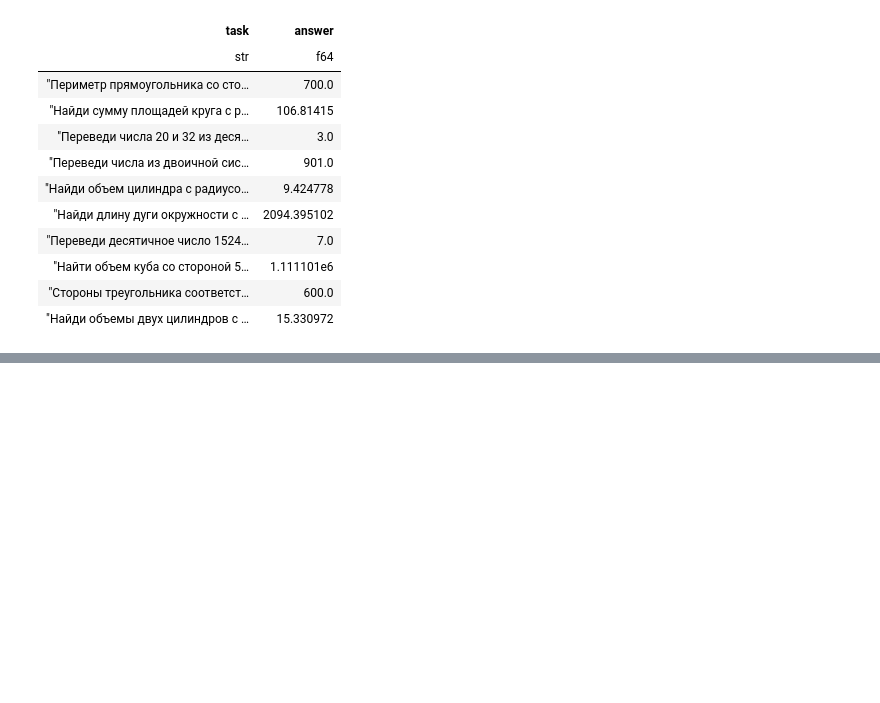
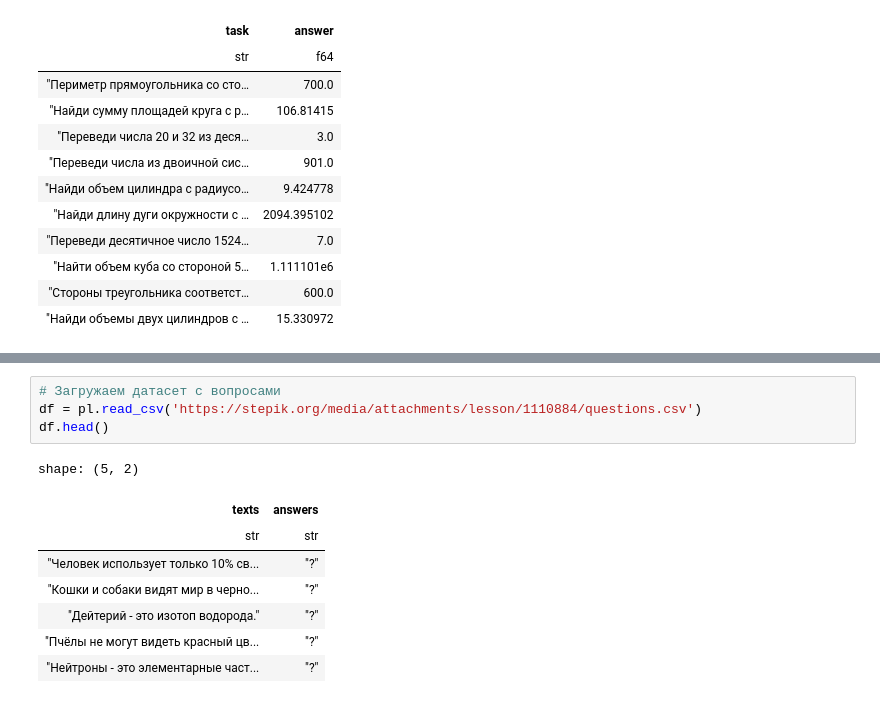
Before and after one commit to dimonpd/LLM_practical_course, a Jupyter notebook: 3_2_Решение_задач.ipynb, the cells around one changed output, grey strips where cells are left out. Cells and saved outputs as stored; diff of their text form; blank space fills up the shorter version.

```diff
--- a/3_2_Решение_задач.ipynb
+++ b/3_2_Решение_задач.ipynb
@@ -569,0 +716,13 @@ shape: (10, 2)
+# %%
+# Загружаем датасет с вопросами
+df = pl.read_csv('https://stepik.org/media/attachments/lesson/1110884/questions.csv')
+df.head()
+# %% [output]
+shape: (5, 2)
+| texts | answers |
+| str | str |
+| "Человек использует только 10% св... | "?" |
+| "Кошки и собаки видят мир в черно... | "?" |
+| "Дейтерий - это изотоп водорода." | "?" |
+| "Пчёлы не могут видеть красный цв... | "?" |
+| "Нейтроны - это элементарные част... | "?" |
```
Also changed, not shown: parts of 18 cells of this notebook, 8 other files.
